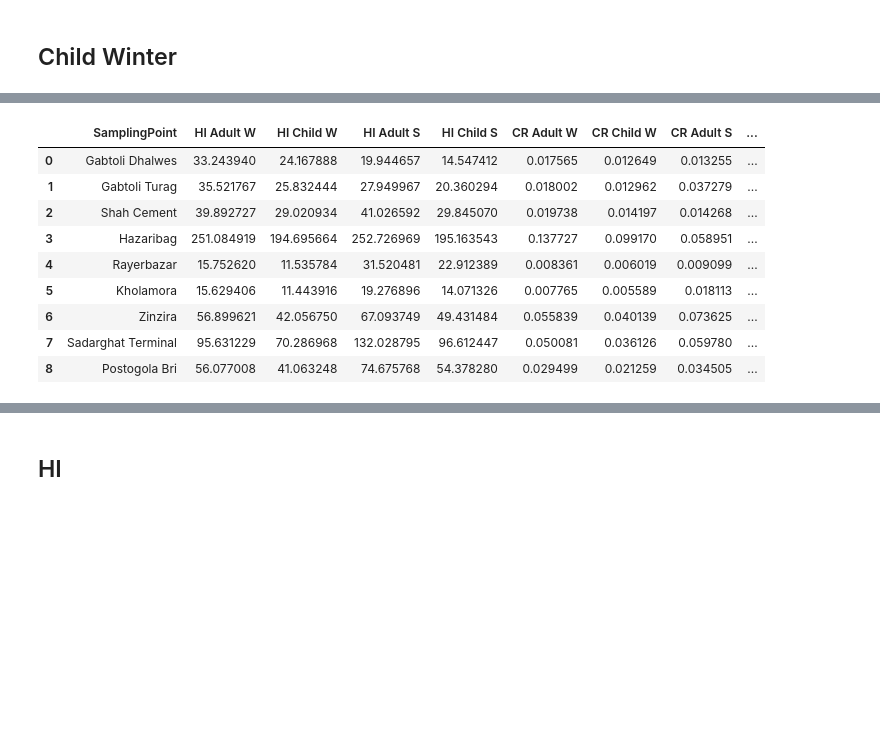
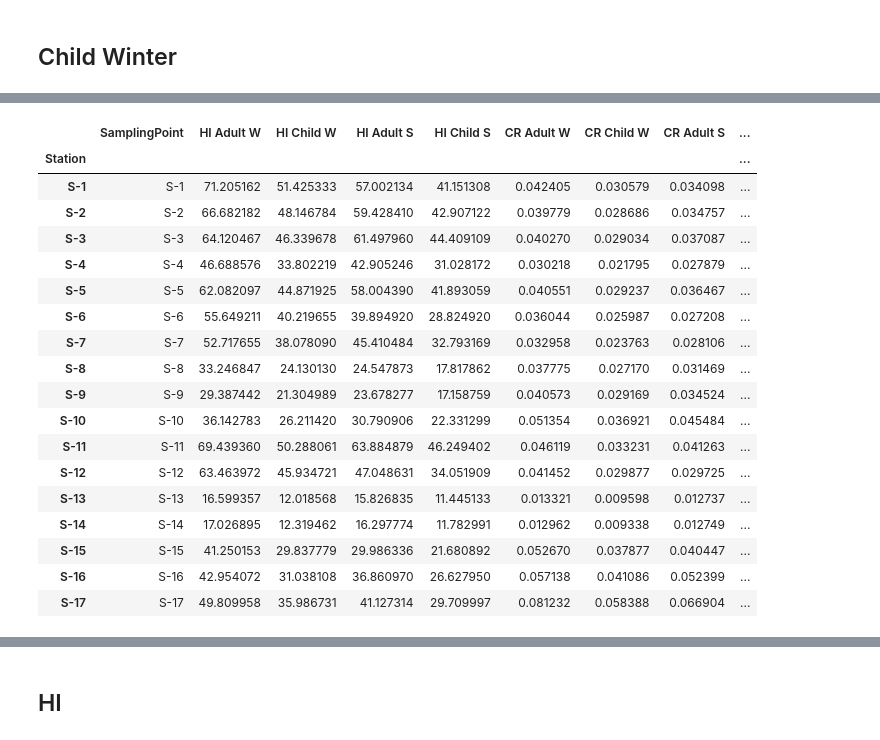
Before and after one commit to rakibhhridoy/OnResearch, a Jupyter notebook: FiveRivers/Python/HRA_Water.ipynb, the cells around one changed output, grey strips where cells are left out. Saved outputs shown, nothing was run; the diff lists cells and outputs as text; code cells hidden in the pictures; blank space fills up the shorter version.

```diff
--- a/FiveRivers/Python/HRA_Water.ipynb
+++ b/FiveRivers/Python/HRA_Water.ipynb
@@ -78,14 +78,16 @@ param_adult= {
         "Cr": 0.5,
         "As": 1.5,
         "Pb": 0.0085,
-        "Ni": 1.7
+        "Ni": 1.7,
+        "Cu": 1.7
     },
     "CSFderm": {
         "Cd": 0.38,
         "Cr": 0.5,
         "As": 1.5,
         "Pb": 0.0085,
-        "Ni": 1.7
+        "Ni": 1.7,
+        "Cu": 42.5
     }
 
 
@@ -138,14 +140,16 @@ param_child= {
         "Cr": 0.5,
         "As": 1.5,
         "Pb": 0.0085,
-        "Ni": 1.7
+        "Ni": 1.7,
+        "Cu": 1.7
     },
     "CSFderm": {
         "Cd": 0.38,
         "Cr": 0.5,
         "As": 1.5,
         "Pb": 0.0085,
-        "Ni": 1.7
+        "Ni": 1.7,
+        "Cu": 42.5
     }
 
 
@@ -273,72 +240,56 @@ shil = pd.DataFrame(data={
     "Cr": df.CrW,
     "Ni": df.NiW,
     "Cu": df.CuW,
-    "Zn": df.ZnW,
-    "Mn": df.MnW,
-    "Hg": df.HgW,
     "As": df.AsW,
     "Pb": df.PbW,
 })
 
-Mn = (shil["Mn"] * param_adult["IR"] * param_adult["EF"] * param_adult["ED"])/ (param_adult["BW"]* param_adult["AT"])
 Cr = (shil["Cr"] * param_adult["IR"] * param_adult["EF"] * param_adult["ED"])/ (param_adult["BW"]* param_adult["AT"])
 Ni = (shil["Ni"] * param_adult["IR"] * param_adult["EF"] * param_adult["ED"])/ (param_adult["BW"]* param_adult["AT"])
 Cu = (shil["Cu"] * param_adult["IR"] * param_adult["EF"] * param_adult["ED"])/ (param_adult["BW"]* param_adult["AT"])
-Zn = (shil["Zn"] * param_adult["IR"] * param_adult["EF"] * param_adult["ED"])/ (param_adult["BW"]* param_adult["AT"])
 As = (shil["As"] * param_adult["IR"] * param_adult["EF"] * param_adult["ED"])/ (param_adult["BW"]* param_adult["AT"])
 Cd = (shil["Cd"] * param_adult["IR"] * param_adult["EF"] * param_adult["ED"])/ (param_adult["BW"]* param_adult["AT"])
-Hg = (shil["Hg"] * param_adult["IR"] * param_adult["EF"] * param_adult["ED"])/ (param_adult["BW"]* param_adult["AT"])
 Pb = (shil["Pb"] * param_adult["IR"] * param_adult["EF"] * param_adult["ED"])/ (param_adult["BW"]* param_adult["AT"])
 
 cdi_ing = pd.DataFrame(data = {
-    "Mn": Mn,
     "Cr": Cr,
     "Ni": Ni,
     "Cu": Cu,
-    "Zn": Zn,
     "As": As,
     "Cd": Cd,
-    "Hg": Hg,
     "Pb": Pb
-}
-)
+})
 
-Mn = (shil["Mn"] * param_adult["SA"] * param_adult["Kp"]["Mn"] * param_adult["ET"] * param_adult["EF"] * param_adult["ED"] * param_adult["CF"])/ (param_adult["BW"]* param_adult["AT"])
 Cr = (shil["Cr"] * param_adult["SA"] * param_adult["Kp"]["Cr"] * param_adult["ET"] * param_adult["EF"] * param_adult["ED"] * param_adult["CF"])/ (param_adult["BW"]* param_adult["AT"])
 Ni = (shil["Ni"] * param_adult["SA"] * param_adult["Kp"]["Ni"] * param_adult["ET"] * param_adult["EF"] * param_adult["ED"] * param_adult["CF"])/ (param_adult["BW"]* param_adult["AT"])
 Cu = (shil["Cu"] * param_adult["SA"] * param_adult["Kp"]["Cu"] * param_adult["ET"] * param_adult["EF"] * param_adult["ED"] * param_adult["CF"])/ (param_adult["BW"]* param_adult["AT"])
-Zn = (shil["Zn"] * param_adult["SA"] * param_adult["Kp"]["Zn"] * param_adult["ET"] * param_adult["EF"] * param_adult["ED"] * param_adult["CF"])/ (param_adult["BW"]* param_adult["AT"])
 As = (shil["As"] * param_adult["SA"] * param_adult["Kp"]["As"] * param_adult["ET"] * param_adult["EF"] * param_adult["ED"] * param_adult["CF"])/ (param_adult["BW"]* param_adult["AT"])
 Cd = (shil["Cd"] * param_adult["SA"] * param_adult["Kp"]["Cd"] * param_adult["ET"] * param_adult["EF"] * param_adult["ED"] * param_adult["CF"])/ (param_adult["BW"]* param_adult["AT"])
-Hg = (shil["Hg"] * param_adult["SA"] * param_adult["Kp"]["Hg"] * param_adult["ET"] * param_adult["EF"] * param_adult["ED"] * param_adult["CF"])/ (param_adult["BW"]* param_adult["AT"])
 Pb = (shil["Pb"] * param_adult["SA"] * param_adult["Kp"]["Pb"] * param_adult["ET"] * param_adult["EF"] * param_adult["ED"] * param_adult["CF"])/ (param_adult["BW"]* param_adult["AT"])
 
 cdi_derm = pd.DataFrame(data = {
-    "Mn": Mn,
     "Cr": Cr,
     "Ni": Ni,
     "Cu": Cu,
-    "Zn": Zn,
     "As": As,
     "Cd": Cd,
-    "Hg": Hg,
     "Pb": Pb
-}
-)
+})
 
 Cd = cdi_ing.Cd * param_adult["CSFing"]["Cd"]
 Cr = cdi_ing.Cr * param_adult["CSFing"]["Cr"]
 As = cdi_ing.As * param_adult["CSFing"]["As"]
 Pb = cdi_ing.Pb * param_adult["CSFing"]["Pb"]
 Ni = cdi_ing.Ni * param_adult["CSFing"]["Ni"]
-
+Cu = cdi_ing.Cu * param_adult["CSFing"]["Cu"]
 
 ilcr_ingwa = pd.DataFrame(data={
     "Cd": Cd,
     "Cr": Cr,
     "As": As,
     "Pb": Pb,
-    "Ni": Ni
+    "Ni": Ni,
+    "Cu": Cu
 })
 
 Cd = cdi_derm.Cd * param_adult["CSFderm"]["Cd"]
@@ -346,15 +297,16 @@ Cr = cdi_derm.Cr * param_adult["CSFderm"]["Cr"]
 As = cdi_derm.As * param_adult["CSFderm"]["As"]
 Pb = cdi_derm.Pb * param_adult["CSFderm"]["Pb"]
 Ni = cdi_derm.Ni * param_adult["CSFderm"]["Ni"]
+Cu = cdi_derm.Cu * param_adult["CSFderm"]["Cu"]
 
 ilcr_dermwa = pd.DataFrame(data={
     "Cd": Cd,
     "Cr": Cr,
     "As": As,
     "Pb": Pb,
-    "Ni": Ni
+    "Ni": Ni,
+    "Cu": Cu
 })
 
 ilcr = ilcr_ingwa + ilcr_dermwa
 ilcr_wadult = ilcr.sum(axis=1)
-ilcr_wadult
@@ -1083,28 +913,37 @@ cr
 # %%
 healthRisk = pd.DataFrame(data={
-    "SamplingPoint": df.SamplingPoint,
+    "SamplingPoint": df.index,
     "HI Adult W": hiwa,
     "HI Child W": hiwc,
     "HI Adult S": hisa,
     "HI Child S": hisc,
     "CR Adult W": ilcr_wadult,
     "CR Child W": ilcr_wchild,
     "CR Adult S": ilcr_sadult,
     "CR Child S": ilcr_schild,
 })
 
 healthRisk
 # %% [output]
 |  | SamplingPoint | HI Adult W | HI Child W | HI Adult S | HI Child S | CR Adult W | CR Child W | CR Adult S | ... |
-| 0 | Gabtoli Dhalwes | 33.243940 | 24.167888 | 19.944657 | 14.547412 | 0.017565 | 0.012649 | 0.013255 | ... |
-| 1 | Gabtoli Turag | 35.521767 | 25.832444 | 27.949967 | 20.360294 | 0.018002 | 0.012962 | 0.037279 | ... |
-| 2 | Shah Cement | 39.892727 | 29.020934 | 41.026592 | 29.845070 | 0.019738 | 0.014197 | 0.014268 | ... |
-| 3 | Hazaribag | 251.084919 | 194.695664 | 252.726969 | 195.163543 | 0.137727 | 0.099170 | 0.058951 | ... |
-| 4 | Rayerbazar | 15.752620 | 11.535784 | 31.520481 | 22.912389 | 0.008361 | 0.006019 | 0.009099 | ... |
-| 5 | Kholamora | 15.629406 | 11.443916 | 19.276896 | 14.071326 | 0.007765 | 0.005589 | 0.018113 | ... |
-| 6 | Zinzira | 56.899621 | 42.056750 | 67.093749 | 49.431484 | 0.055839 | 0.040139 | 0.073625 | ... |
-| 7 | Sadarghat Terminal | 95.631229 | 70.286968 | 132.028795 | 96.612447 | 0.050081 | 0.036126 | 0.059780 | ... |
-| 8 | Postogola Bri | 56.077008 | 41.063248 | 74.675768 | 54.378280 | 0.029499 | 0.021259 | 0.034505 | ... |
+| Station |  |  |  |  |  |  |  |  | ... |
+| S-1 | S-1 | 71.205162 | 51.425333 | 57.002134 | 41.151308 | 0.042405 | 0.030579 | 0.034098 | ... |
+| S-2 | S-2 | 66.682182 | 48.146784 | 59.428410 | 42.907122 | 0.039779 | 0.028686 | 0.034757 | ... |
+| S-3 | S-3 | 64.120467 | 46.339678 | 61.497960 | 44.409109 | 0.040270 | 0.029034 | 0.037087 | ... |
+| S-4 | S-4 | 46.688576 | 33.802219 | 42.905246 | 31.028172 | 0.030218 | 0.021795 | 0.027879 | ... |
+| S-5 | S-5 | 62.082097 | 44.871925 | 58.004390 | 41.893059 | 0.040551 | 0.029237 | 0.036467 | ... |
+| S-6 | S-6 | 55.649211 | 40.219655 | 39.894920 | 28.824920 | 0.036044 | 0.025987 | 0.027208 | ... |
+| S-7 | S-7 | 52.717655 | 38.078090 | 45.410484 | 32.793169 | 0.032958 | 0.023763 | 0.028106 | ... |
+| S-8 | S-8 | 33.246847 | 24.130130 | 24.547873 | 17.817862 | 0.037775 | 0.027170 | 0.031469 | ... |
+| S-9 | S-9 | 29.387442 | 21.304989 | 23.678277 | 17.158759 | 0.040573 | 0.029169 | 0.034524 | ... |
+| S-10 | S-10 | 36.142783 | 26.211420 | 30.790906 | 22.331299 | 0.051354 | 0.036921 | 0.045484 | ... |
+| S-11 | S-11 | 69.439360 | 50.288061 | 63.884879 | 46.249402 | 0.046119 | 0.033231 | 0.041263 | ... |
+| S-12 | S-12 | 63.463972 | 45.934721 | 47.048631 | 34.051909 | 0.041452 | 0.029877 | 0.029725 | ... |
+| S-13 | S-13 | 16.599357 | 12.018568 | 15.826835 | 11.445133 | 0.013321 | 0.009598 | 0.012737 | ... |
+| S-14 | S-14 | 17.026895 | 12.319462 | 16.297774 | 11.782991 | 0.012962 | 0.009338 | 0.012749 | ... |
+| S-15 | S-15 | 41.250153 | 29.837779 | 29.986336 | 21.680892 | 0.052670 | 0.037877 | 0.040447 | ... |
+| S-16 | S-16 | 42.954072 | 31.038108 | 36.860970 | 26.627950 | 0.057138 | 0.041086 | 0.052399 | ... |
+| S-17 | S-17 | 49.809958 | 35.986731 | 41.127314 | 29.709997 | 0.081232 | 0.058388 | 0.066904 | ... |
 # %%
 healthRisk.to_csv("data/HealthRisk.csv")
 # %%
```
Also changed, not shown: parts of 79 cells of this notebook, 10 other files.
